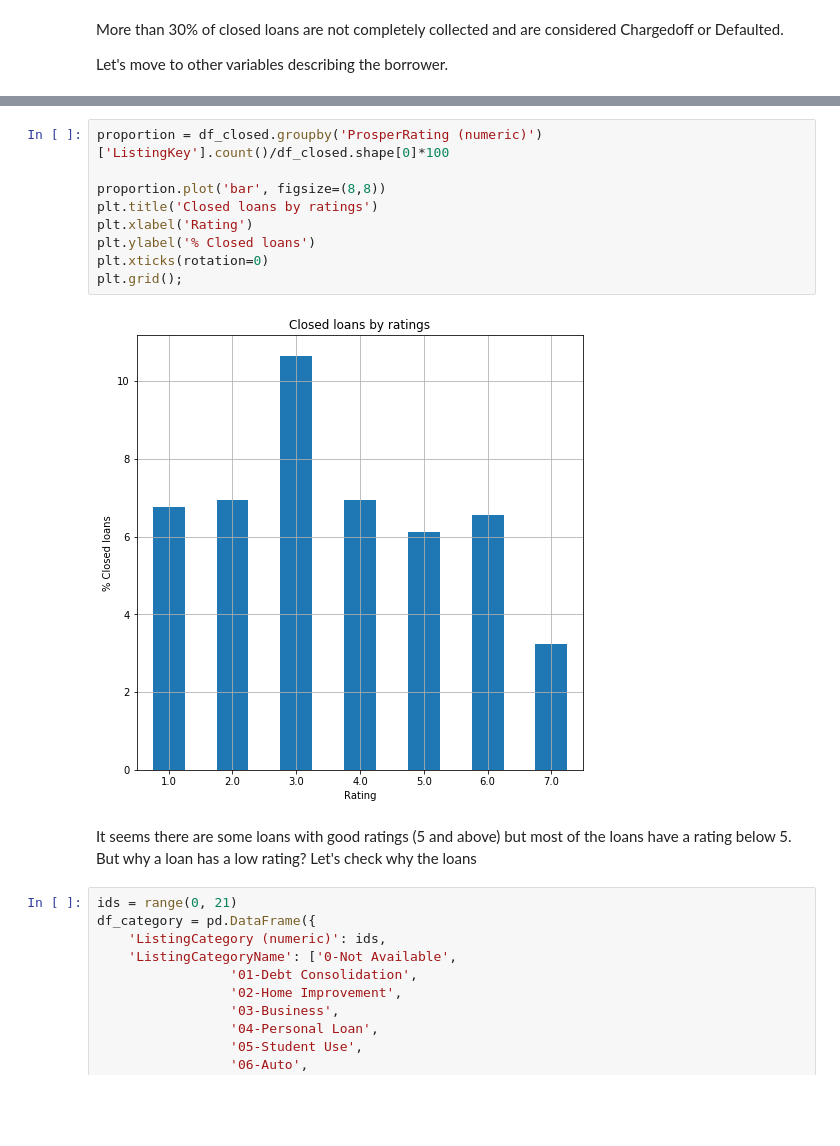
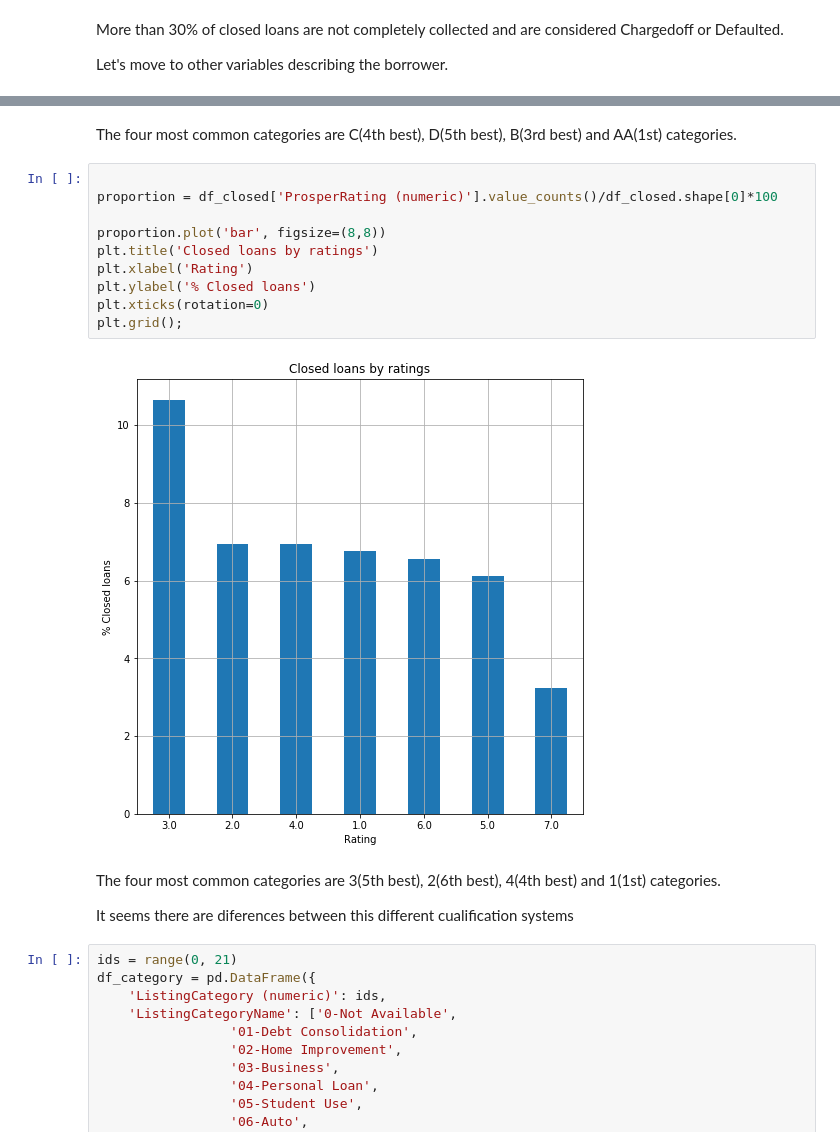
Before and after one commit to eduardoburgoa/prosper-loan, a Jupyter notebook: prosperLoanData_exploration.ipynb, the cells around one changed output, grey strips where cells are left out. Saved outputs shown, nothing was run; the diff lists cells and outputs as text; blank space fills up the shorter version.

Commit message:
adding last exploration plots

```diff
--- a/prosperLoanData_exploration.ipynb
+++ b/prosperLoanData_exploration.ipynb
@@ -112,17 +123,21 @@ Let's move to other variables describing the borrower.
+# %% [markdown]
+The four most common categories are C(4th best), D(5th best), B(3rd best) and AA(1st) categories.
 # %%
-proportion = df_closed.groupby('ProsperRating (numeric)')['ListingKey'].count()/df_closed.shape[0]*100
+
+proportion = df_closed['ProsperRating (numeric)'].value_counts()/df_closed.shape[0]*100
 
 proportion.plot('bar', figsize=(8,8))
 plt.title('Closed loans by ratings')
 plt.xlabel('Rating')
 plt.ylabel('% Closed loans')
 plt.xticks(rotation=0)
 plt.grid();
 # %% [output]
-[figure, old version]
+[figure, new version]
-# %% [markdown]
-It seems there are some loans with good ratings (5 and above) but most of the loans have a rating below 5.
-But why a loan has a low rating? Let's check why the loans
+# %% [markdown]
+The four most common categories are 3(5th best), 2(6th best), 4(4th best) and 1(1st) categories.
+
+It seems there are diferences between this different cualification systems
 # %%
 ids = range(0, 21)
 df_category = pd.DataFrame({
```
Also changed, not shown: parts of 15 cells of this notebook.
